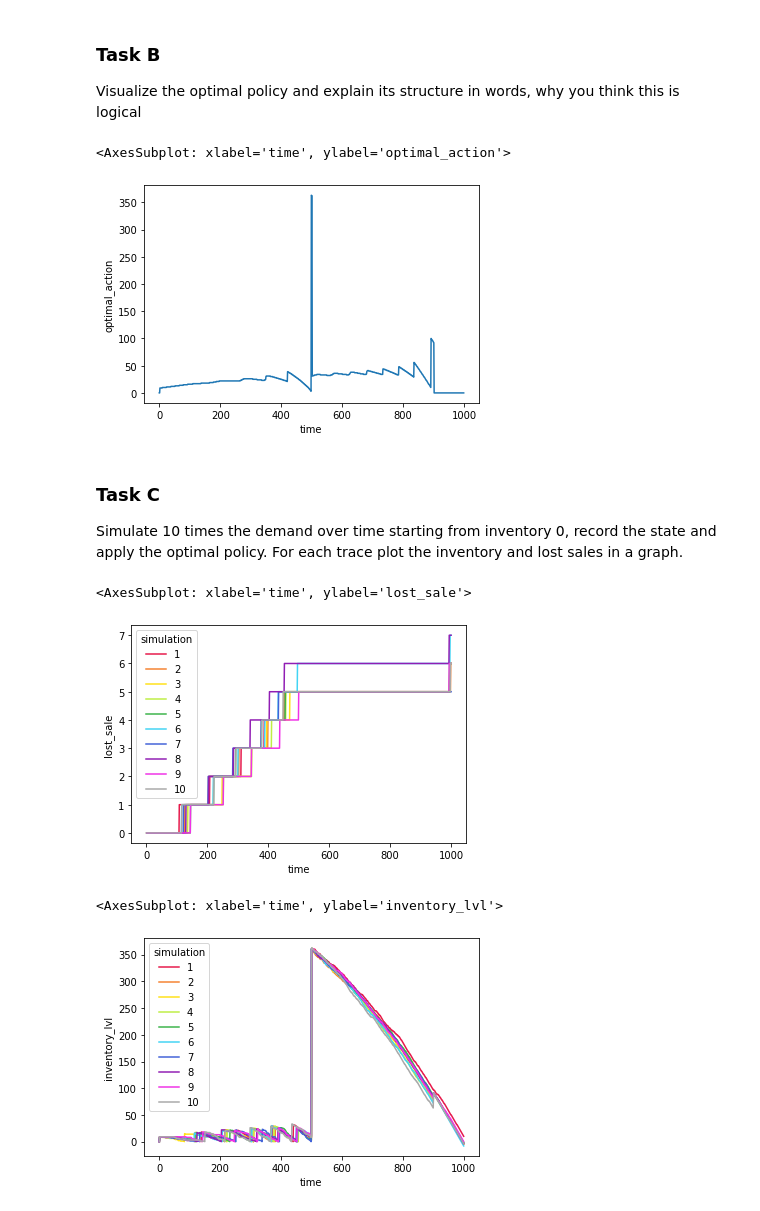
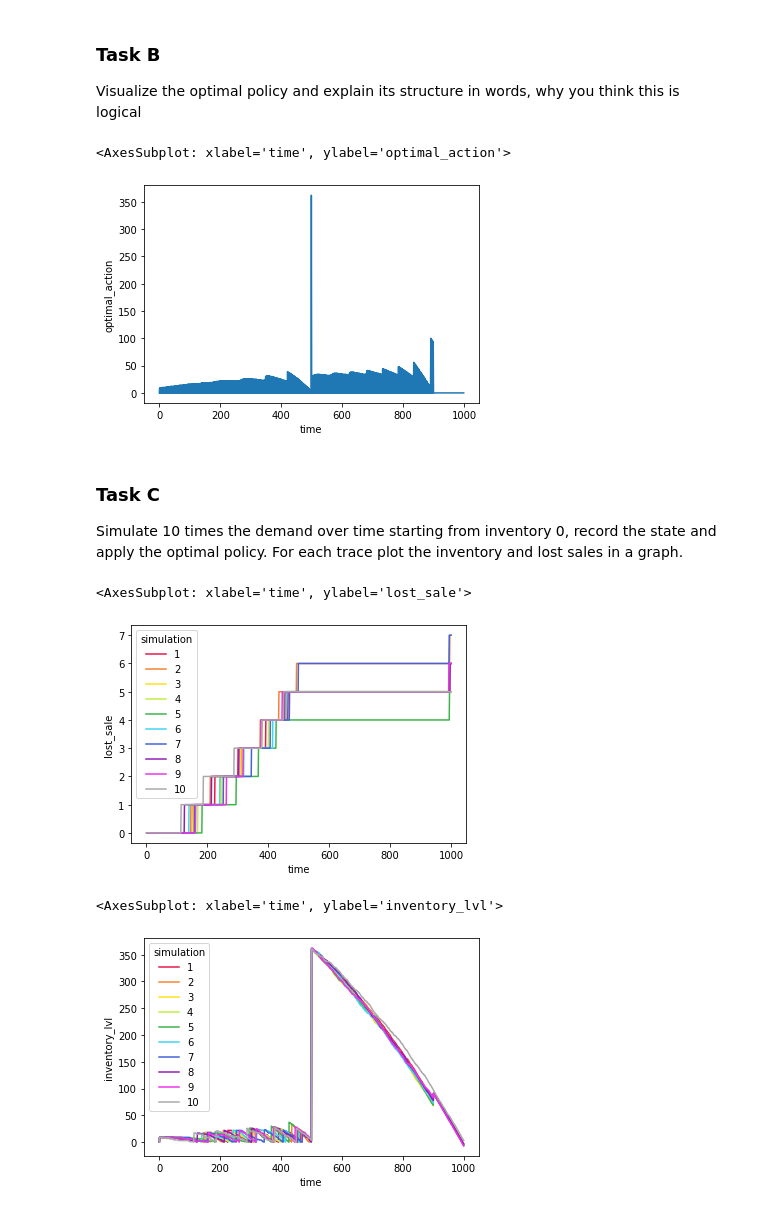
Before and after one commit to pshreyasv100/dprl_assignment_1, a Jupyter notebook: item_inventory_assignment copy.ipynb, the cells around one changed output. Saved outputs shown, nothing was run; the diff lists cells and outputs as text; code cells hidden in the pictures.

```diff
--- a/item_inventory_assignment copy.ipynb
+++ b/item_inventory_assignment copy.ipynb
@@ -78,15 +78,16 @@ Visualize the optimal policy and explain its structure in words, why you think t
 # %%
 optimal_action_dict = {}
 current_state = 0
 for t in range(0, len(optimal_policy[0])):
-    optimal_action_dict[t] = (optimal_policy[current_state][t - 1])
+    optimal_action_dict[t] = (optimal_policy[current_state][t])
+    current_state = int(optimal_policy[current_state][t])
 
 optimal_policy_df = pd.DataFrame(optimal_action_dict.items(), columns=['time', 'optimal_action'])
 
 sns.lineplot(data=optimal_policy_df, x='time', y='optimal_action')
 # %% [output]
 <AxesSubplot: xlabel='time', ylabel='optimal_action'>
-[figure, old version]
+[figure, new version]
 # %% [markdown]
 ### Task C
 
@@ -137,7 +138,7 @@ sns.lineplot(data=lost_sale_df, x='time', y='lost_sale', hue='simulation', \
     palette=['#e6194B', '#f58231', '#ffe119', '#bfef45', '#3cb44b', '#42d4f4', '#4363d8', '#911eb4', '#f032e6', '#a9a9a9'])
 # %% [output]
 <AxesSubplot: xlabel='time', ylabel='lost_sale'>
-[figure, old version]
+[figure, new version]
 # %%
 inventory_lvl_df = pd.concat(inventory_lvl_list)
 
@@ -145,4 +146,4 @@ sns.lineplot(data=inventory_lvl_df, x='time', y='inventory_lvl', hue='simulation
 palette=['#e6194B', '#f58231', '#ffe119', '#bfef45', '#3cb44b', '#42d4f4', '#4363d8', '#911eb4', '#f032e6', '#a9a9a9'])
 # %% [output]
 <AxesSubplot: xlabel='time', ylabel='inventory_lvl'>
-[figure, old version]
+[figure, new version]
```
Also changed, not shown: parts of 3 cells of this notebook.
